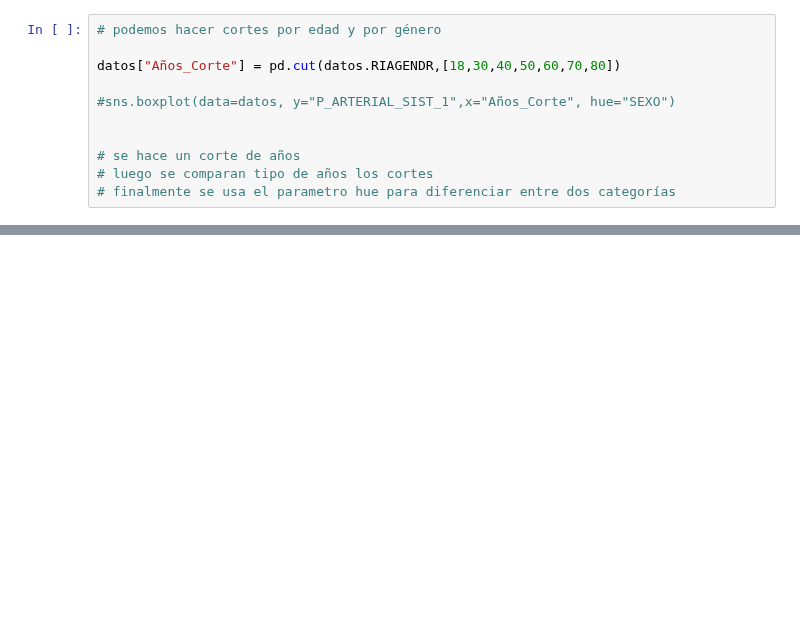
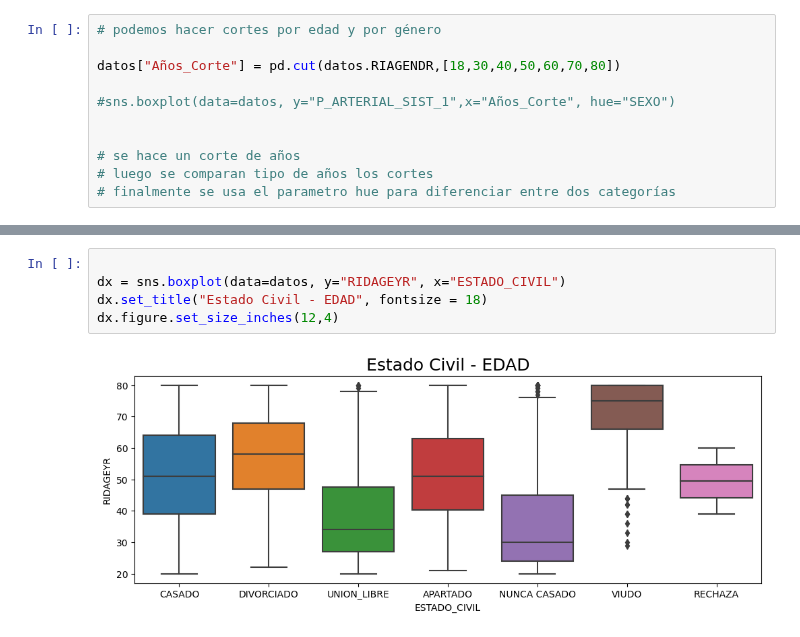
Before and after one commit to onavarrete04/Introduccion-Ciencia-Datos, a Jupyter notebook: 2023 - 1 PRACTICA - NHANES - DATOS UNIVARIADOS.ipynb, the cells around one changed output, grey strips where cells are left out. Drawn from its saved outputs; the diff is of its cells as text; blank space fills up the shorter version.

```diff
--- a/2023 - 1 PRACTICA - NHANES - DATOS UNIVARIADOS.ipynb
+++ b/2023 - 1 PRACTICA - NHANES - DATOS UNIVARIADOS.ipynb
@@ -372,0 +422,7 @@ Index: []
+# %%
+
+dx = sns.boxplot(data=datos, y="RIDAGEYR", x="ESTADO_CIVIL")
+dx.set_title("Estado Civil - EDAD", fontsize = 18)
+dx.figure.set_size_inches(12,4)
+# %% [output]
+[figure, added]
```
Also changed, not shown: parts of 72 cells of this notebook.
